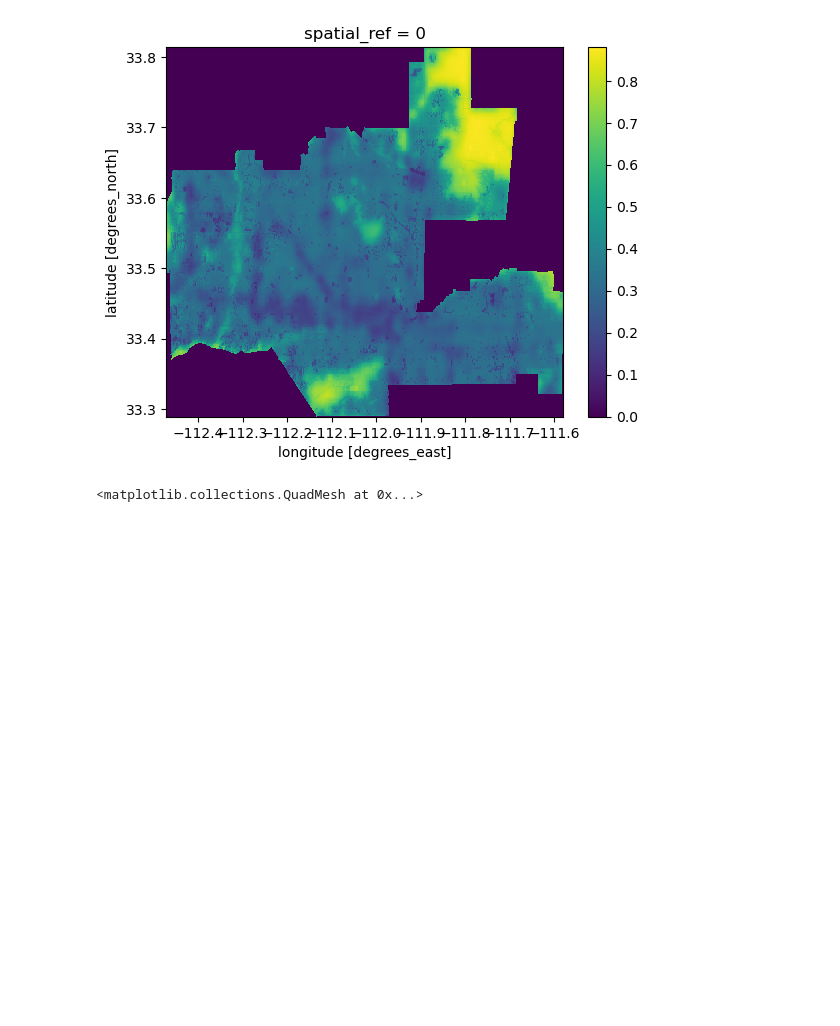
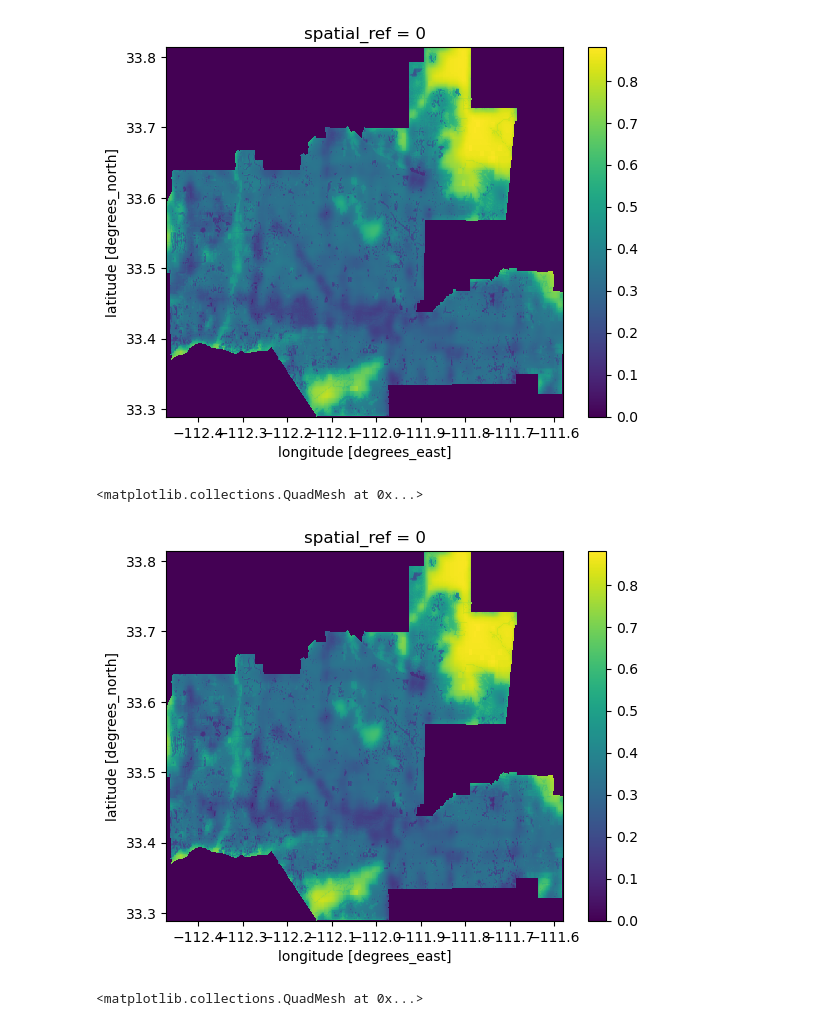
Before and after one commit to rosemaryjuarez/Maricopa-County-bidiversity-analysis, a Jupyter notebook: Final_biodiversity_analysis.ipynb, the cells around one changed output. Cells and saved outputs as stored; diff of their text form; code cells hidden in the pictures; blank space fills up the shorter version.

```diff
--- a/Final_biodiversity_analysis.ipynb
+++ b/Final_biodiversity_analysis.ipynb
@@ -77,8 +114,8 @@ items_17
 # %% [output]
 <pystac.item_collection.ItemCollection at 0x...>
 # %%
-# get first item in the catalog search
-item_17 = items_17[3]
+# get third item in the catalog search as that is for the year 2017
+item_17 = items[3]
 type(item_17)
 # %% [output]
 pystac.item.Item
@@ -274,10 +287,17 @@ plt.imshow(phoenix_mask)
 <matplotlib.image.AxesImage at 0x...>
 [figure]
 # %%
+#going to apply my mask to my raster now
 phoenix_bii_20 = az_20 * phoenix_mask
+phoenix_bii_17 = az_17 * phoenix_mask
 # %%
 phoenix_bii_20.plot()
 # %% [output]
 <matplotlib.collections.QuadMesh at 0x...>
 [figure]
+# %%
+phoenix_bii_17.plot()
+# %% [output]
+<matplotlib.collections.QuadMesh at 0x...>
+[figure, added]
 # %%
```
Also changed, not shown: parts of 39 cells of this notebook.
